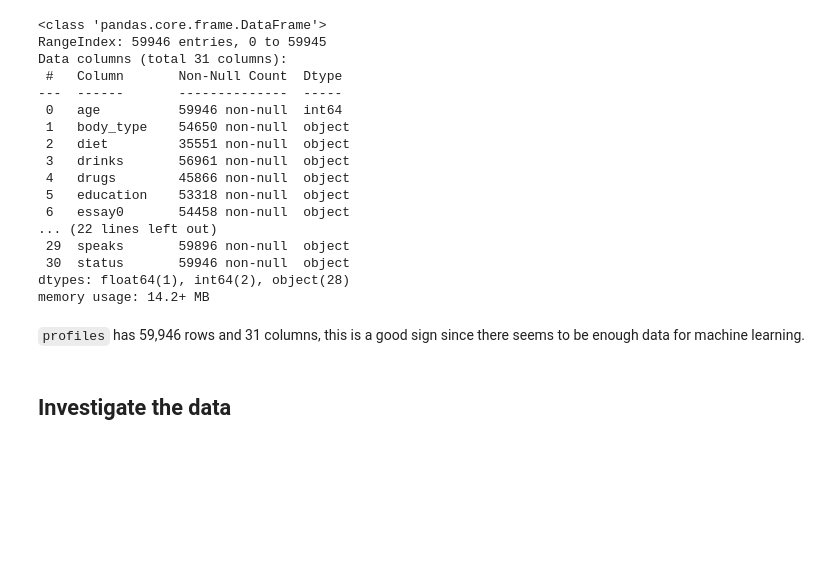
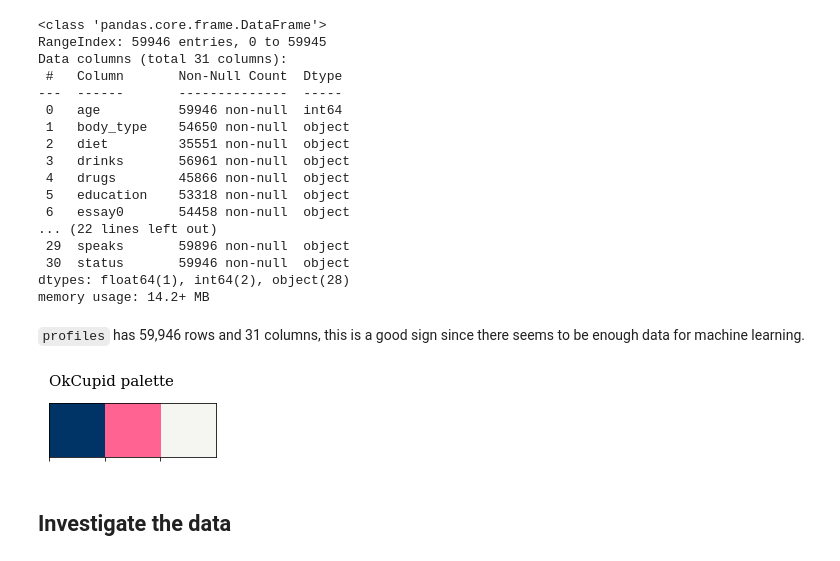
Before and after one commit to paulynamagana/OKCupid_challenge, a Jupyter notebook: date-a-scientist.ipynb, the cells around one changed output. Saved outputs shown, nothing was run; the diff lists cells and outputs as text; code cells hidden in the pictures; blank space fills up the shorter version.

```diff
--- a/date-a-scientist.ipynb
+++ b/date-a-scientist.ipynb
@@ -91,6 +92,16 @@ dtypes: float64(1), int64(2), object(28)
 memory usage: 14.2+ MB
 # %% [markdown]
 `profiles` has 59,946 rows and 31 columns, this is a good sign since there seems to be enough data for machine learning.
+# %%
+# set palette
+palette = ["#003366", "#FF6392"]
+
+sns.palplot(["#003366", "#FF6392", "#f5f5f1"])
+plt.title("OkCupid palette ", loc='left',
+          fontfamily='serif', fontsize=15, y=1.2)
+plt.show()
+# %% [output]
+[figure, added]
 # %% [markdown]
 ## Investigate the data
 # %%
```
Also changed, not shown: parts of 19 cells of this notebook.
